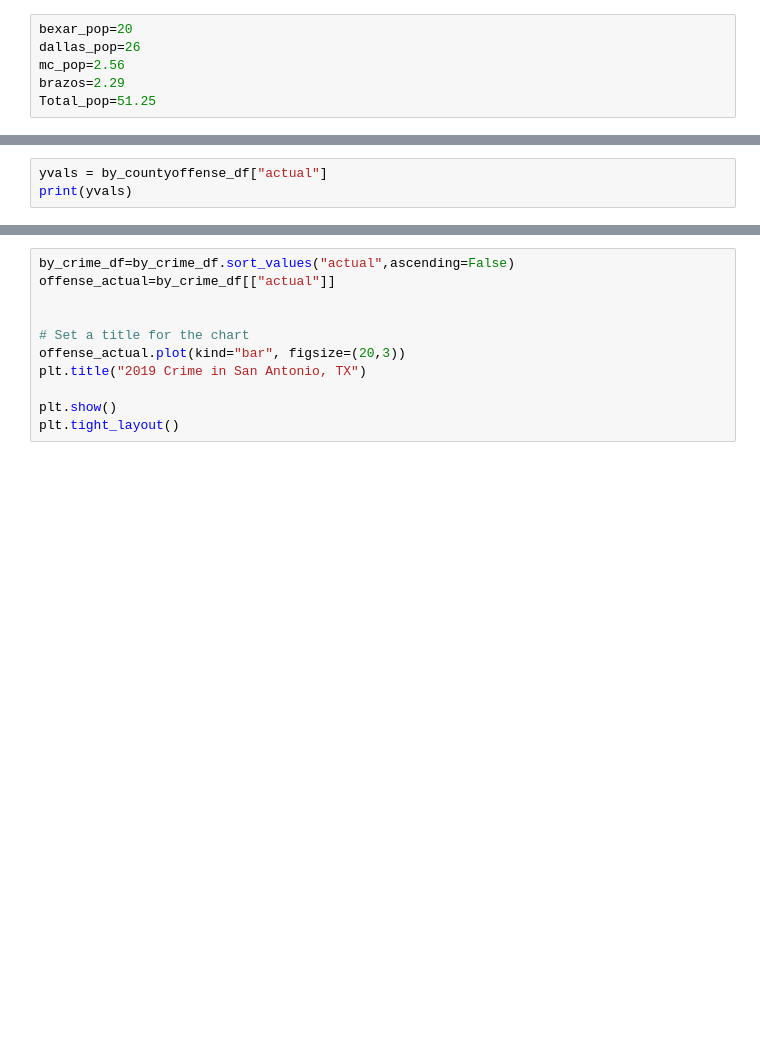
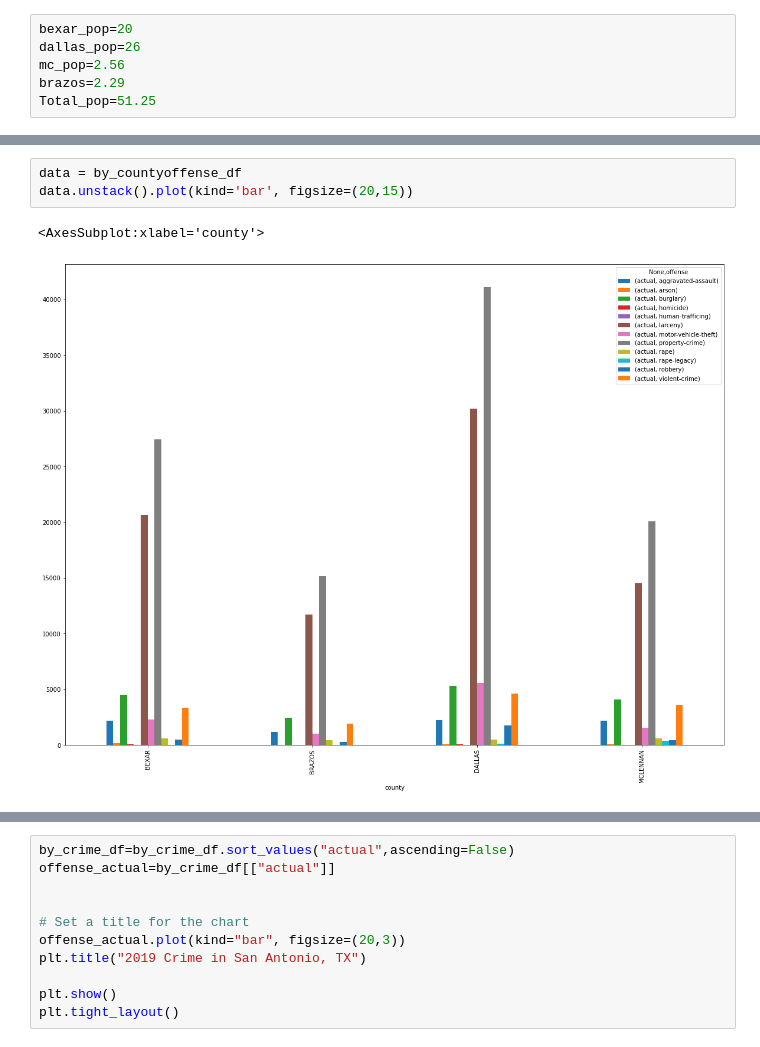
Before and after one commit to Aprieto7/Project-1, a Jupyter notebook: Crime_Data.ipynb, the cells around one changed output, grey strips where cells are left out. Cells and saved outputs as stored; diff of their text form; blank space fills up the shorter version.

```diff
--- a/Crime_Data.ipynb
+++ b/Crime_Data.ipynb
@@ -216,3 +260,6 @@ TypeError: unhashable type: 'list'
-# %%
-yvals = by_countyoffense_df["actual"]
-print(yvals)
+# %%
+data = by_countyoffense_df
+data.unstack().plot(kind='bar', figsize=(20,15))
+# %% [output]
+<AxesSubplot:xlabel='county'>
+[figure, added]
```
Also changed, not shown: parts of 15 cells of this notebook.
